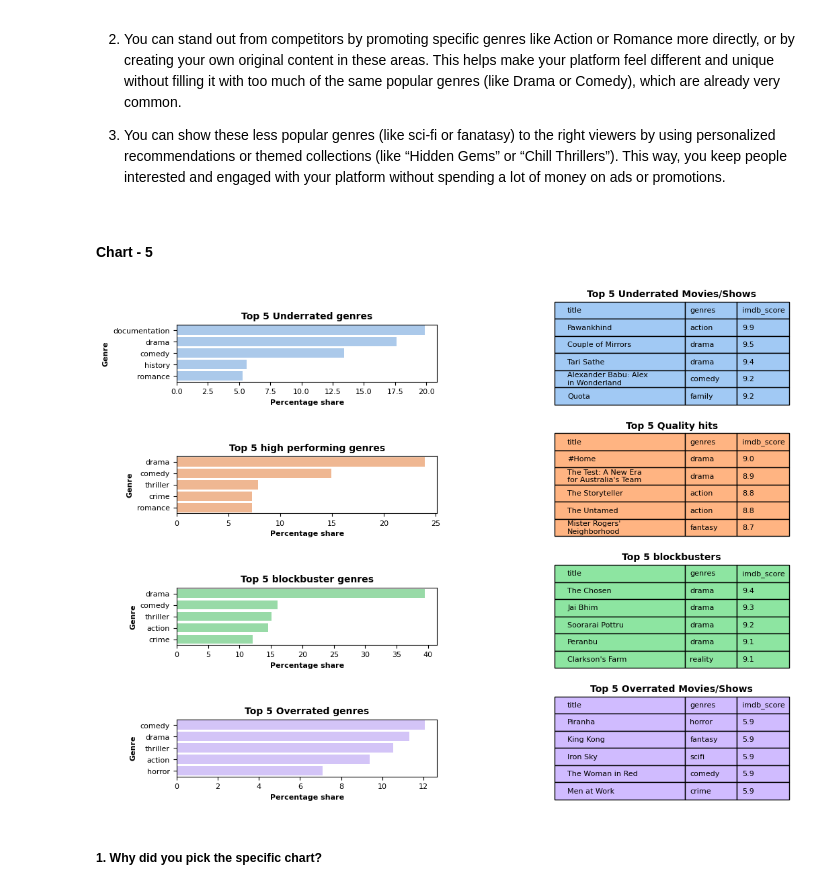
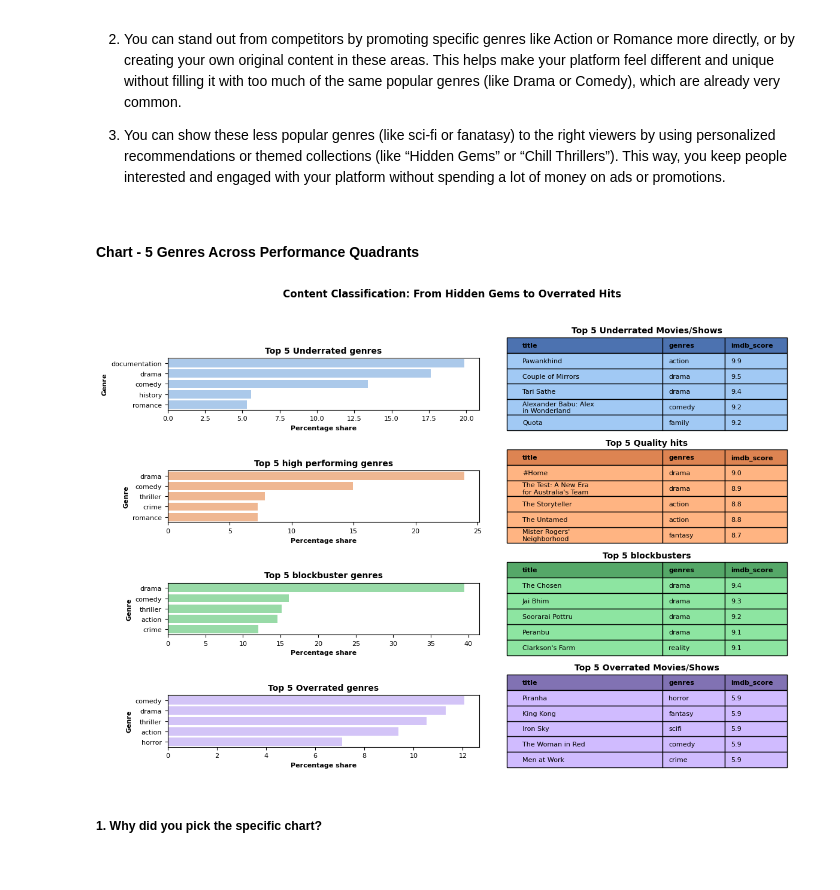
Before and after one commit to Giraj12/EDA--Capstone-Project, a Jupyter notebook: Amazon_Shows_EDA_.ipynb, the cells around one changed output. Cells and saved outputs as stored; diff of their text form; code cells hidden in the pictures.

```diff
--- a/Amazon_Shows_EDA_.ipynb
+++ b/Amazon_Shows_EDA_.ipynb
@@ -1107,7 +1168,7 @@ Are there any insights that lead to negative growth? Justify with specific reaso
 def wraptext(text, width=20):
   return '\n'.join(textwrap.wrap(text,width))
 # %% [markdown]
-#### Chart - 5
+#### Chart - 5  Genres Across Performance Quadrants
 # %%
 # Chart - 5 visualization code
 fig,ax=plt.subplots(4,2, figsize=(12,8))
@@ -1143,7 +1204,12 @@ table.auto_set_font_size(False)
 table.set_fontsize(8)
 for key, cell in table.get_celld().items():
     cell.set_height(0.3)
-    cell.set_facecolor(sns.color_palette("pastel")[0])
+    if key[0] == 0:  # Header row
+        cell.set_text_props(weight='bold')
+        cell.set_facecolor(sns.color_palette('deep')[0])
+    else:
+        cell.set_facecolor(sns.color_palette("pastel")[0])
+
     if key[1] == 0:  # First column (Title)
         cell.set_width(0.5)  # Wider column for title
     else:
@@ -1179,7 +1245,11 @@ table.auto_set_font_size(False)
 table.set_fontsize(8)
 for key, cell in table.get_celld().items():
     cell.set_height(0.3)
-    cell.set_facecolor(sns.color_palette("pastel")[1])
+    if key[0] == 0:  # Header row
+        cell.set_text_props(weight='bold')
+        cell.set_facecolor(sns.color_palette('deep')[1])
+    else:
+        cell.set_facecolor(sns.color_palette("pastel")[1])
     if key[1] == 0:  # First column (Title)
         cell.set_width(0.5)  # Wider column for title
     else:
@@ -1214,7 +1284,12 @@ table.auto_set_font_size(False)
 table.set_fontsize(8)
 for key, cell in table.get_celld().items():
     cell.set_height(0.3)
-    cell.set_facecolor(sns.color_palette("pastel")[2])
+    if key[0] == 0:  # Header row
+        cell.set_text_props(weight='bold')
+        cell.set_facecolor(sns.color_palette('deep')[2])
+    else:
+        cell.set_facecolor(sns.color_palette("pastel")[2])
+
     if key[1] == 0:  # First column (Title)
         cell.set_width(0.5)  # Wider column for title
     else:
@@ -1233,35 +1308,44 @@ df_movies.drop_duplicates(subset='id', inplace=True)
 df_movies.sort_values(by='imdb_score', ascending=False, inplace=True, ignore_index=True)
 df_movies=df_movies[[ 'title', 'genres', 'imdb_score']].head(5)
 df_movies['title']=df_movies['title'].apply(wraptext)
 
 sns.barplot(data=df_overrated_percentage, y='genres', x='id', ax=ax[3,0], color=sns.color_palette("pastel")[4])
 ax[3,0].set_title('Top 5 Overrated genres', fontdict={'fontsize': 10, 'fontweight': 'bold'})
 ax[3,0].set_xlabel('Percentage share', fontdict={'fontsize': 8, 'fontweight': 'bold'})
 ax[3,0].set_ylabel('Genre', fontdict={'fontsize': 8, 'fontweight': 'bold'})
 ax[3,0].tick_params(axis='x', labelsize=8)
 ax[3,0].tick_params(axis='y', labelsize=8)
 
 table_data=[df_movies.columns.tolist()]+df_movies.values.tolist()
 table = ax[3,1].table(cellText=table_data, loc='center', cellLoc='left', colLabels=None)
 ax[3,1].axis('off')
 ax[3,1].text(0.5, 1.45, 'Top 5 Overrated Movies/Shows', ha='center', va='bottom', fontsize=10, fontweight='bold', transform=ax[3,1].transAxes)
 table.auto_set_font_size(False)
 table.set_fontsize(8)
 for key, cell in table.get_celld().items():
     cell.set_height(0.3)
-    cell.set_facecolor(sns.color_palette("pastel")[4])
+    if key[0] == 0:  # Header row
+        cell.set_text_props(weight='bold')
+        cell.set_facecolor(sns.color_palette('deep')[4])
+    else:
+        cell.set_facecolor(sns.color_palette("pastel")[4])
     if key[1] == 0:  # First column (Title)
         cell.set_width(0.5)  # Wider column for title
     else:
         cell.set_width(0.2)
 
 
 
 
+plt.suptitle("Content Classification: From Hidden Gems to Overrated Hits",
+             fontsize=12, fontweight='bold', y=1.02)
 
 fig.subplots_adjust(hspace=1.3, wspace=0.4, top=0.95)
+
+plt.tight_layout()
+plt.show()
 # %% [output]
-[figure, old version]
+[figure, new version]
 # %% [markdown]
 ##### 1. Why did you pick the specific chart?
 # %% [markdown]
```
Also changed, not shown: parts of 85 cells of this notebook.
